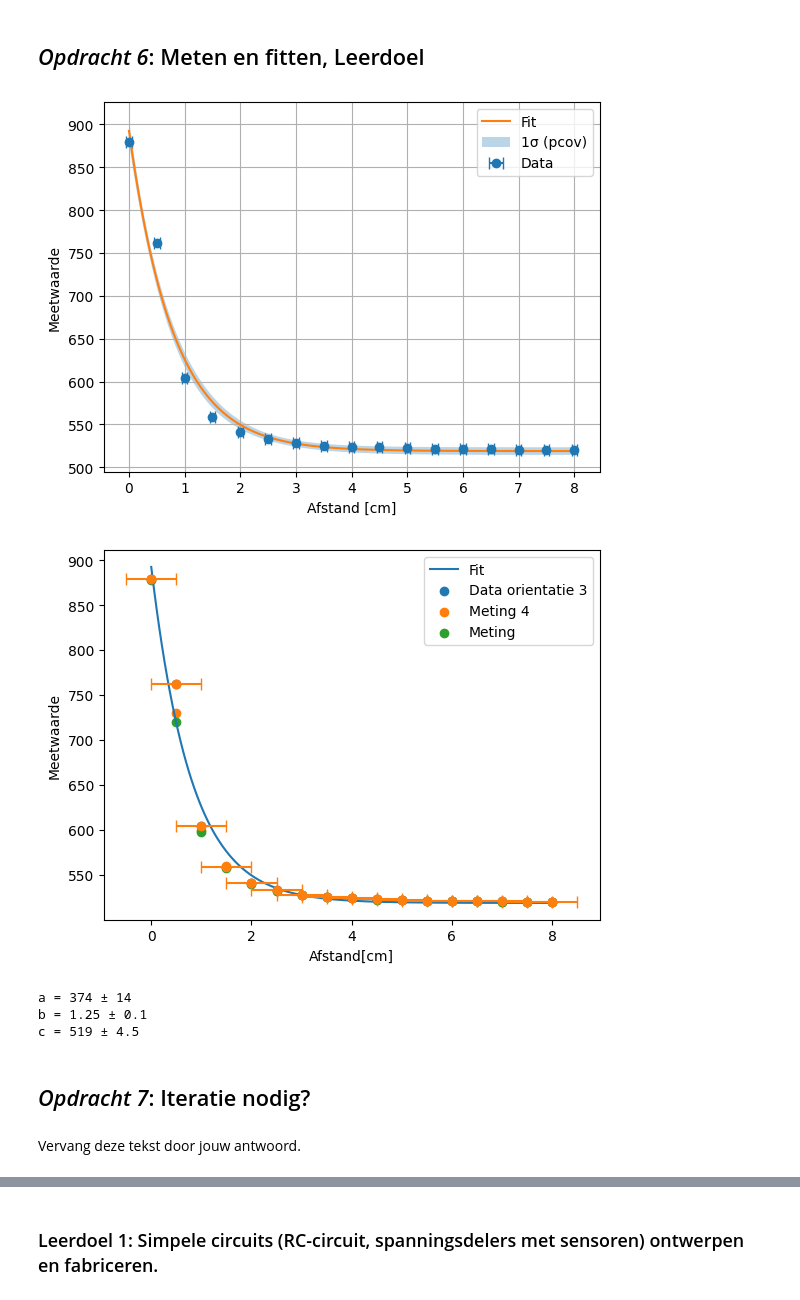
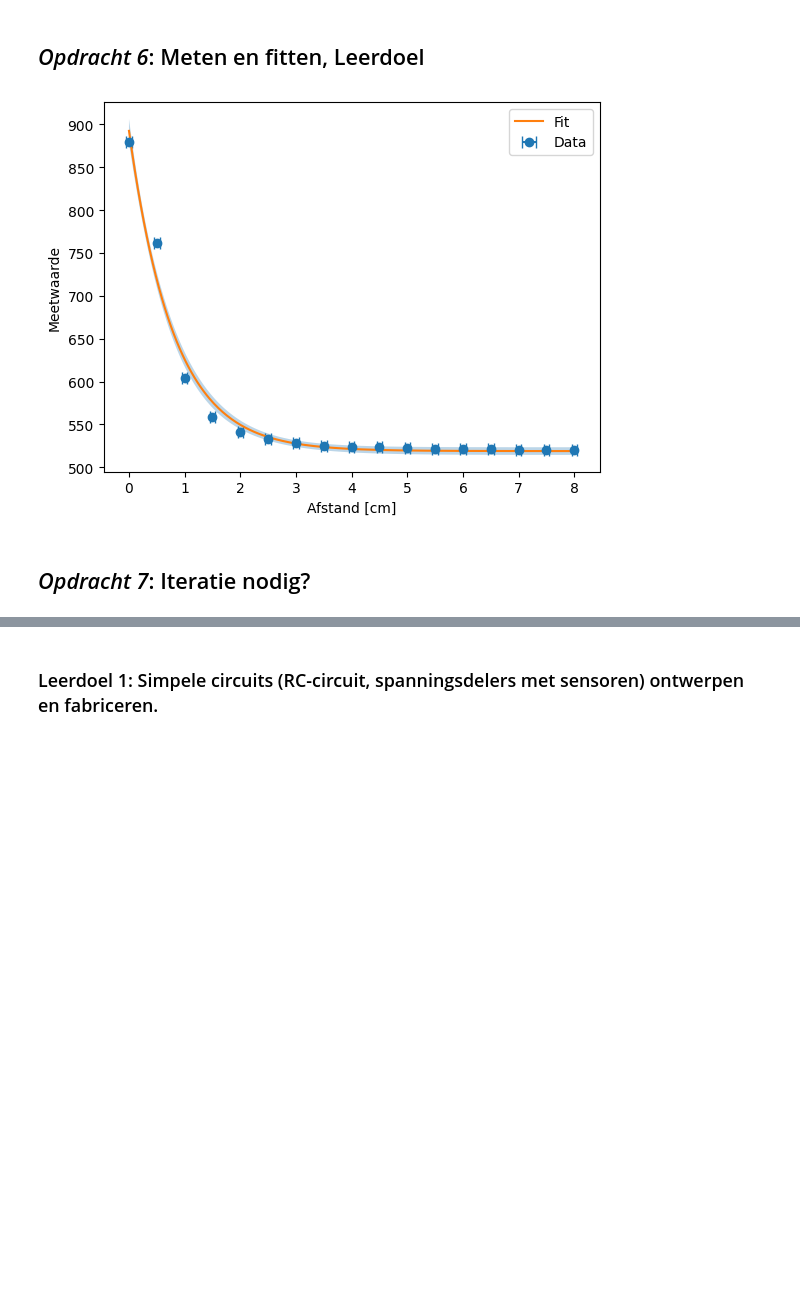
Before and after one commit to batu31415/opdrachten-DEF-D, a Jupyter notebook: FysiekeOntwerpopdrachten/1KalibreerEenSensorDigitaalAnaloog/DEFOntwerpopdracht1KalibreerEenSensorInvulTemplate.ipynb, the cells around one changed output, grey strips where cells are left out. Cells and saved outputs as stored; diff of their text form; code cells hidden in the pictures; blank space fills up the shorter version.

```diff
--- a/FysiekeOntwerpopdrachten/1KalibreerEenSensorDigitaalAnaloog/DEFOntwerpopdracht1KalibreerEenSensorInvulTemplate.ipynb
+++ b/FysiekeOntwerpopdrachten/1KalibreerEenSensorDigitaalAnaloog/DEFOntwerpopdracht1KalibreerEenSensorInvulTemplate.ipynb
@@ -72,57 +68,53 @@ Licht kort toe wat er in de foto te zien is.
 # %%
-# Plot hier de meting en fit een lijn door de metingen.
-# Maak gebruik van wat je geleerd hebt bij het practicum.
+#importen van libraries
 %matplotlib inline
 import numpy as np
 import matplotlib.pyplot as plt
 from scipy.optimize import curve_fit
 
+#arrays voor meetwaardes
 afstand = np.array([0, 0.5, 1.0, 1.5, 2.0, 2.5, 3.0, 3.5, 4.0, 4.5, 5.0, 5.5, 6.0, 6.5, 7.0, 7.5, 8.0]) #cm
-#meetwaarde = np.array([877, 688, 565, 538, 528, 524, 522, 521, 520.5, 520, 520, 520, 519.5, 519.5, 519.5, 519.5, 519.5]) #niks: 519
-#meetwaarde2 = np.array([879, 824, 626, 569, 546, 535, 530, 527, 525, 523, 522, 522, 521, 521, 520.5, 520, 520])
-meetwaarde3 = np.array([879, 762, 604, 559, 541, 533, 528, 525, 524, 523, 522, 521, 521, 521, 520.5, 520, 520])
+meetwaarde3 = np.array([879, 762, 604, 559, 541, 533, 528, 525, 524, 523, 522, 521, 521, 521, 520.5, 520, 520]) #zonder afstand: meetwaarde = 519
 meting4 = np.array([879, 730, 600, 560, 541, 532, 528, 525, 524, 523, 522, 521, 521, 520.5, 520, 520, 520])
 meting5 = np.array([878, 720, 598, 558, 540, 532, 528, 525, 524, 522, 522, 521, 521, 520.5, 520, 520, 520])
 
+#een exponentiele functie met een negatieve exponent wordt gedefinieerd.
 def f(x, a, b , c):
     return c + a*np.exp(-b*(x))
 
+#curve fit wordt toegepeast
+#rede voor 519 in p0: laagste waarde van de meetwaarde = 519
 popt, pcov = curve_fit(f, afstand, meetwaarde3, p0 = [2, 0, 519])
 a_fit, b_fit, c_fit = popt
 a_unc, b_unc, c_unc = np.sqrt(np.diag(pcov))
 
-xerr = 0.5 #cm
+
+x_fit = np.linspace(afstand.min(), afstand.max(), 300)
+y_fit = f(x_fit, *popt)
+
+a_fit, b_fit, c_fit = popt
 
 
-x_fit = np.linspace(0, 8, 300)
-y_fit=f(x_fit, *popt)
+E = np.exp(-b_fit * x_fit)
+J = np.column_stack([
+    E,                    # dy/da
+    -a_fit * x_fit * E,   # dy/db
+    np.ones_like(x_fit)   # dy/dc
+])
 
+y_var = np.einsum('ij,jk,ik->i', J, pcov, J)
+y_err = np.sqrt(y_var)
+
+# plot
 plt.figure()
-#plt.scatter(afstand, meetwaarde, label = 'Data orientatie 1')
-plt.plot(x_fit, y_fit, label = 'Fit')
-#plt.scatter(afstand, meetwaarde2, label = 'Data orientatie 2')
-plt.scatter(afstand, meetwaarde3, label = 'Data orientatie 3')
-plt.scatter(afstand, meting4, label = 'Meting 4')
-plt.scatter(afstand, meting5, label = 'Meting')
-plt.errorbar(afstand, meetwaarde3, xerr = xerr, fmt = 'o', capsize = 4)
+plt.errorbar(afstand, meetwaarde3, xerr=0.05, fmt='o', capsize=4, label='Data')
+plt.plot(x_fit, y_fit, label='Fit')
+plt.fill_between(x_fit, y_fit - y_err, y_fit + y_err, alpha=0.3)
+plt.xlabel('Afstand [cm]')
+plt.ylabel('Meetwaarde')
 plt.legend()
-plt.xlabel('Afstand[cm]')
-plt.ylabel('Meetwaarde')
-#plt.errorbar(afstand, meetwaarde, xerr=xerr, yerr=yerr, fmt='o', capsize=4, label='Data')
-
 plt.show()
-
-
-print(f"a = {a_fit:.3g} ± {a_unc:.2g}")
-print(f"b = {b_fit:.3g} ± {b_unc:.2g}")
-print(f"c = {c_fit:.3g} ± {c_unc:.2g}")
 # %% [output]
-[figure, old version]
+[figure, new version]
-[figure, removed]
-a = 374 ± 14
-b = 1.25 ± 0.1
-c = 519 ± 4.5
 # %% [markdown]
 ## *Opdracht 7*: Iteratie nodig?
-# %% [markdown]
-Vervang deze tekst door jouw antwoord.
```
Also changed, not shown: parts of 18 cells of this notebook, 2 other files.
